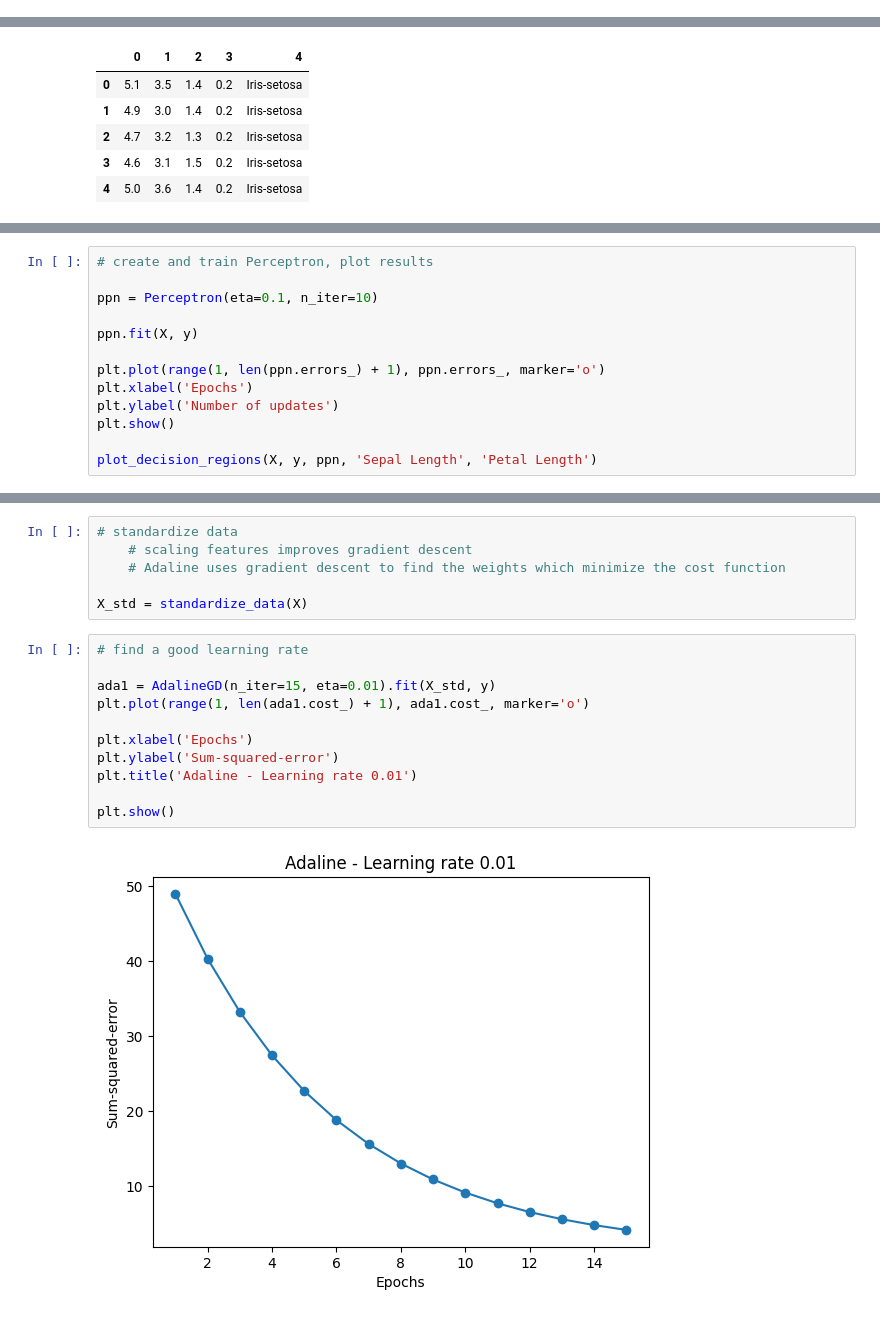
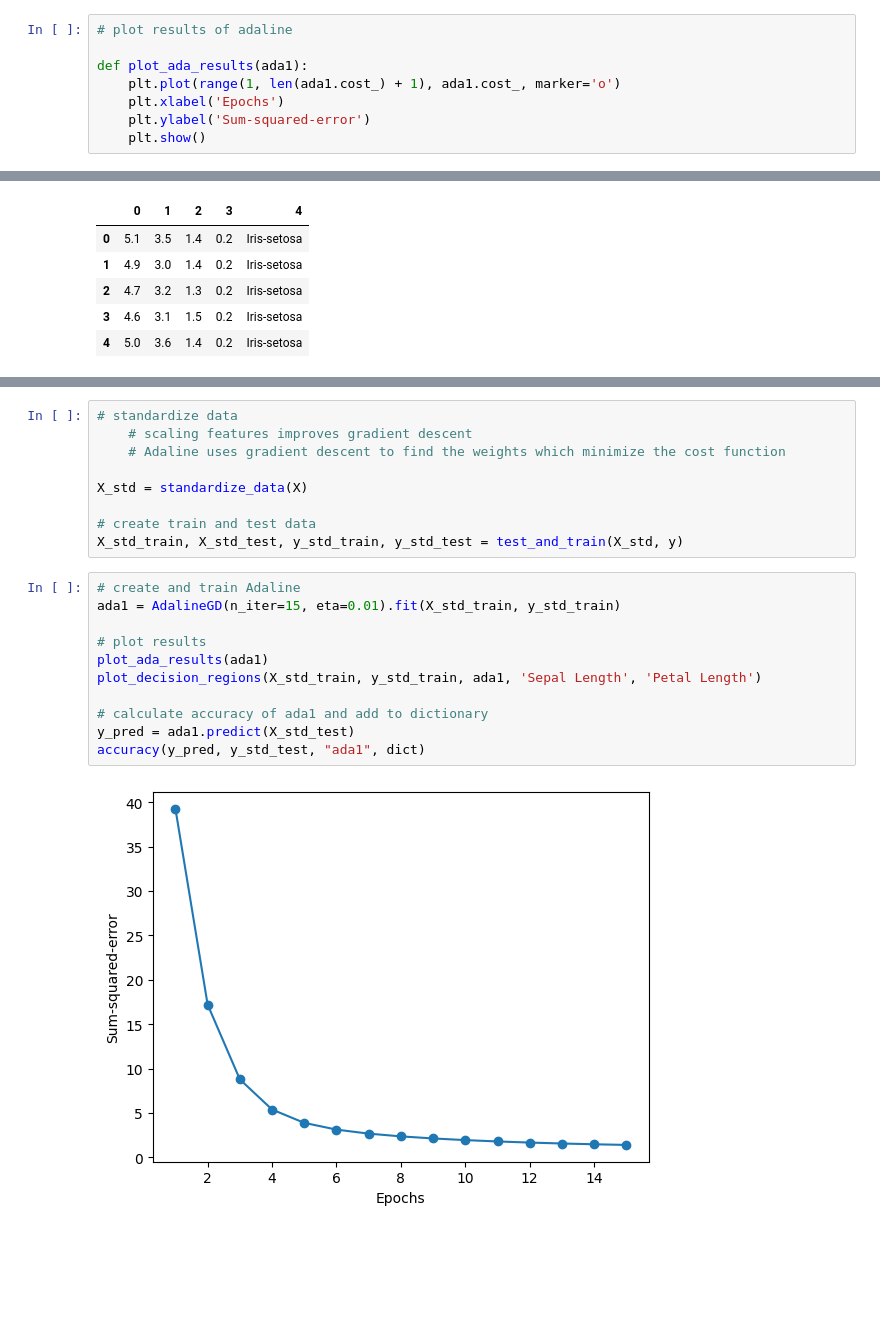
Before and after one commit to nisharamanna555/MachineLearning, a Jupyter notebook: week2.ipynb, the cells around one changed output, grey strips where cells are left out. Saved outputs shown, nothing was run; the diff lists cells and outputs as text; blank space fills up the shorter version.

```diff
--- a/week2.ipynb
+++ b/week2.ipynb
@@ -206,3 +228,11 @@ class AdalineGD(object):
+# %%
+# plot results of adaline
+
+def plot_ada_results(ada1):
+    plt.plot(range(1, len(ada1.cost_) + 1), ada1.cost_, marker='o')
+    plt.xlabel('Epochs')
+    plt.ylabel('Sum-squared-error')
+    plt.show()
 # %%
 # find optimal learning rate
 
@@ -288,13 +318,0 @@ y = np.append(y_1, y_2)
-# %%
-# create and train Perceptron, plot results
-
-ppn = Perceptron(eta=0.1, n_iter=10)
-
-ppn.fit(X, y)
-
-plt.plot(range(1, len(ppn.errors_) + 1), ppn.errors_, marker='o')
-plt.xlabel('Epochs')
-plt.ylabel('Number of updates')
-plt.show()
-
-plot_decision_regions(X, y, ppn, 'Sepal Length', 'Petal Length')
@@ -307,16 +337,19 @@ plot_decision_regions(X, y, ppn, 'Sepal Length', 'Petal Length')
     # Adaline uses gradient descent to find the weights which minimize the cost function
 
 X_std = standardize_data(X)
+
+# create train and test data
+X_std_train, X_std_test, y_std_train, y_std_test = test_and_train(X_std, y)
 # %%
-# find a good learning rate
+# create and train Adaline
+ada1 = AdalineGD(n_iter=15, eta=0.01).fit(X_std_train, y_std_train)
 
-ada1 = AdalineGD(n_iter=15, eta=0.01).fit(X_std, y)
-plt.plot(range(1, len(ada1.cost_) + 1), ada1.cost_, marker='o')
+# plot results
+plot_ada_results(ada1)
+plot_decision_regions(X_std_train, y_std_train, ada1, 'Sepal Length', 'Petal Length')
 
-plt.xlabel('Epochs')
-plt.ylabel('Sum-squared-error')
-plt.title('Adaline - Learning rate 0.01')
-
-plt.show()
+# calculate accuracy of ada1 and add to dictionary
+y_pred = ada1.predict(X_std_test)
+accuracy(y_pred, y_std_test, "ada1", dict)
 # %% [output]
-[figure, old version]
+[figure, new version]
```
Also changed, not shown: parts of 57 cells of this notebook.
